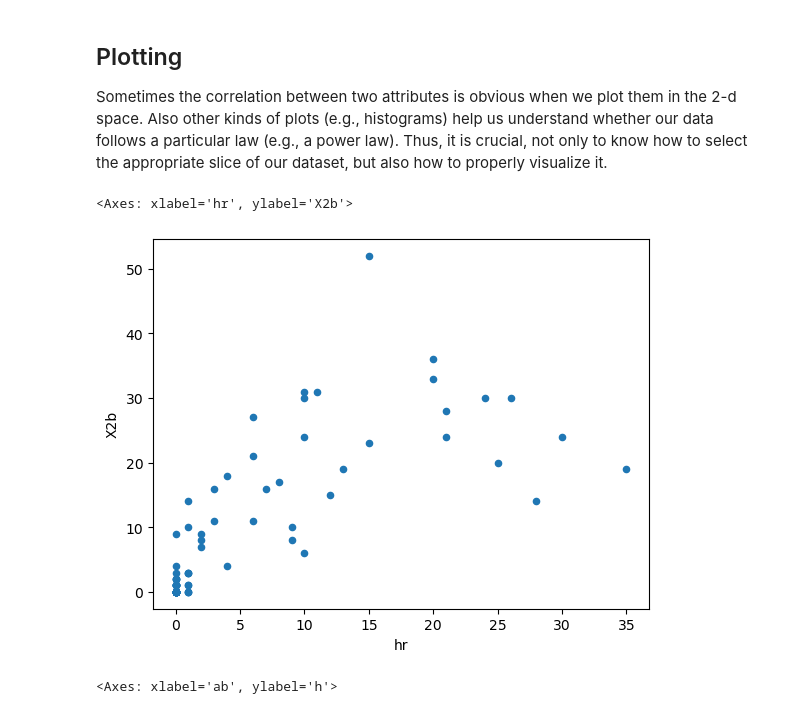
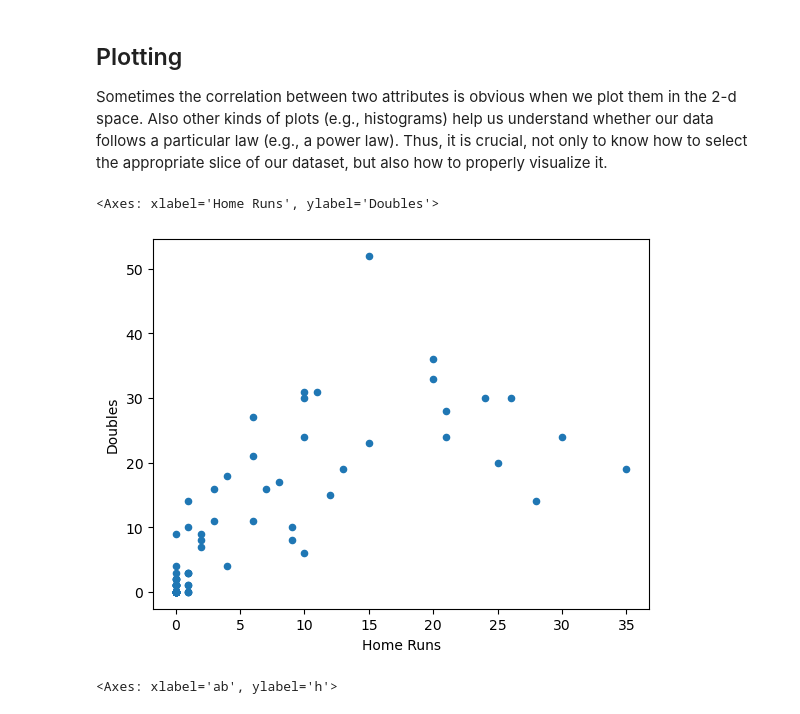
Before and after one commit to Jay4BioPZ/ADA2023, a Jupyter notebook: Exercises/01 - Handling data/Intro to Pandas I.ipynb, the cells around one changed output. Drawn from its saved outputs; the diff is of its cells as text; code cells hidden in the pictures.

```diff
--- a/Exercises/01 - Handling data/Intro to Pandas I.ipynb
+++ b/Exercises/01 - Handling data/Intro to Pandas I.ipynb
@@ -1519,10 +1592,10 @@ baseball.ab.corr(baseball.h)
 ## Plotting
 Sometimes the correlation between two attributes is obvious when we plot them in the 2-d space. Also other kinds of plots (e.g., histograms) help us understand whether our data follows a particular law (e.g., a power law). Thus, it is crucial, not only to know how to select the appropriate slice of our dataset, but also how to properly visualize it.
 # %%
-baseball.plot.scatter(x='hr', y='X2b')
+baseball.plot.scatter(x='hr', y='X2b', xlabel='Home Runs', ylabel='Doubles')
 # %% [output]
-<Axes: xlabel='hr', ylabel='X2b'>
+<Axes: xlabel='Home Runs', ylabel='Doubles'>
-[figure, old version]
+[figure, new version]
 # %%
 baseball.plot.scatter(x='ab', y='h')
 # %% [output]
```
Also changed, not shown: parts of 26 cells of this notebook, 3 other files.
